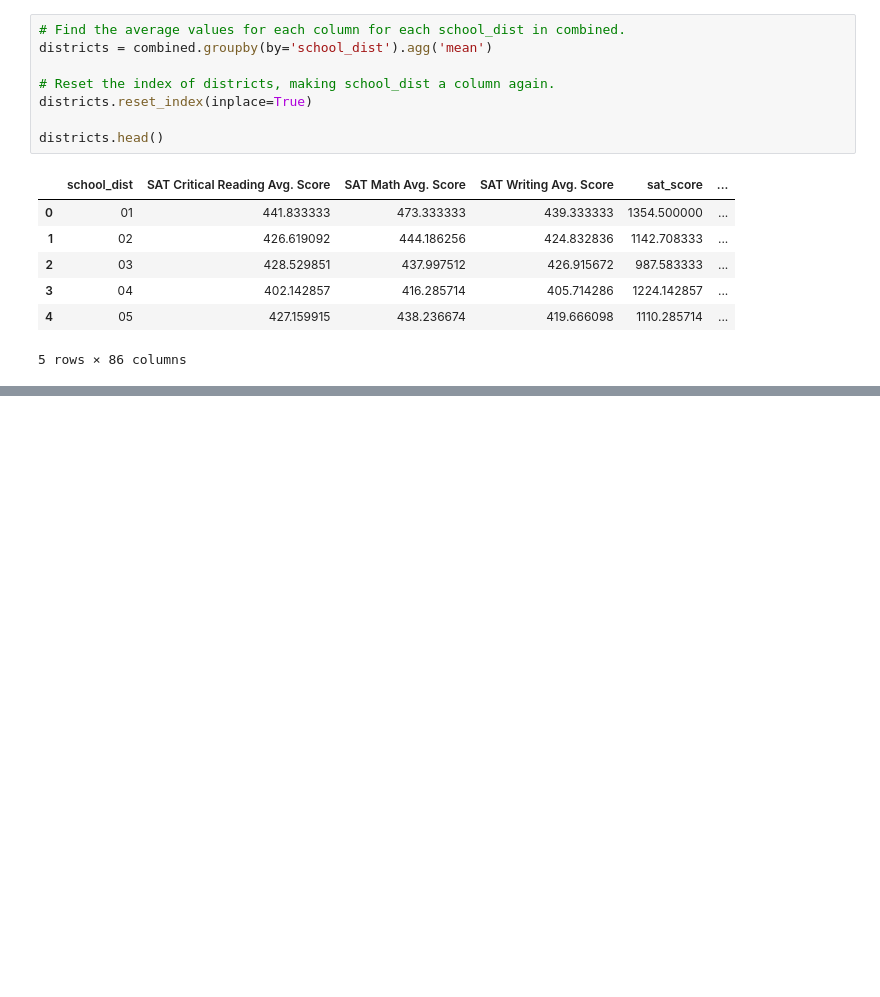
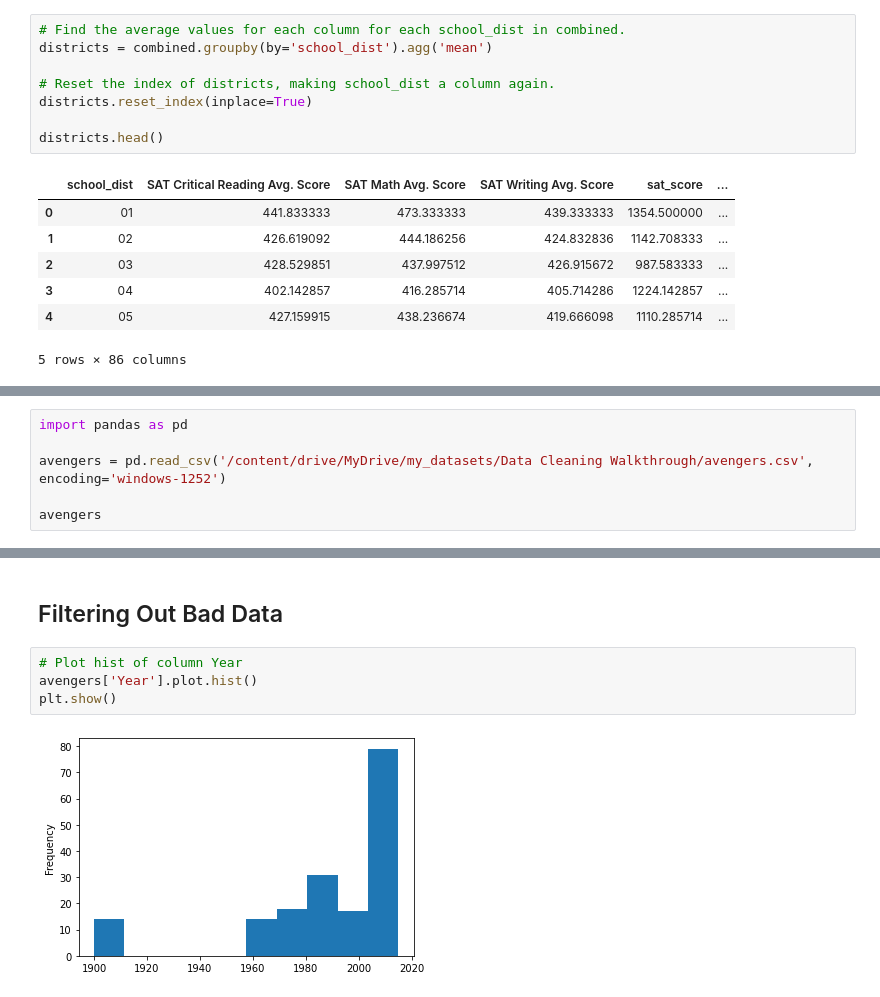
Before and after one commit to hoangvn111/Data-Cleaning-Walkthrough, a Jupyter notebook: Data_Cleaning_Walkthrough.ipynb, the cells around one changed output, grey strips where cells are left out. Cells and saved outputs as stored; diff of their text form; blank space fills up the shorter version.

Commit message:
Challenge: Cleaning Data

```diff
--- a/Data_Cleaning_Walkthrough.ipynb
+++ b/Data_Cleaning_Walkthrough.ipynb
@@ -1054,0 +1089,6 @@ districts.head()
+# %%
+import pandas as pd
+
+avengers = pd.read_csv('/content/drive/MyDrive/my_datasets/Data Cleaning Walkthrough/avengers.csv', encoding='windows-1252')
+
+avengers
@@ -1054,0 +1129,8 @@ districts.head()
+# %% [markdown]
+## Filtering Out Bad Data
+# %%
+# Plot hist of column Year
+avengers['Year'].plot.hist()
+plt.show()
+# %% [output]
+[figure, added]
```
Also changed, not shown: parts of 14 cells of this notebook.
